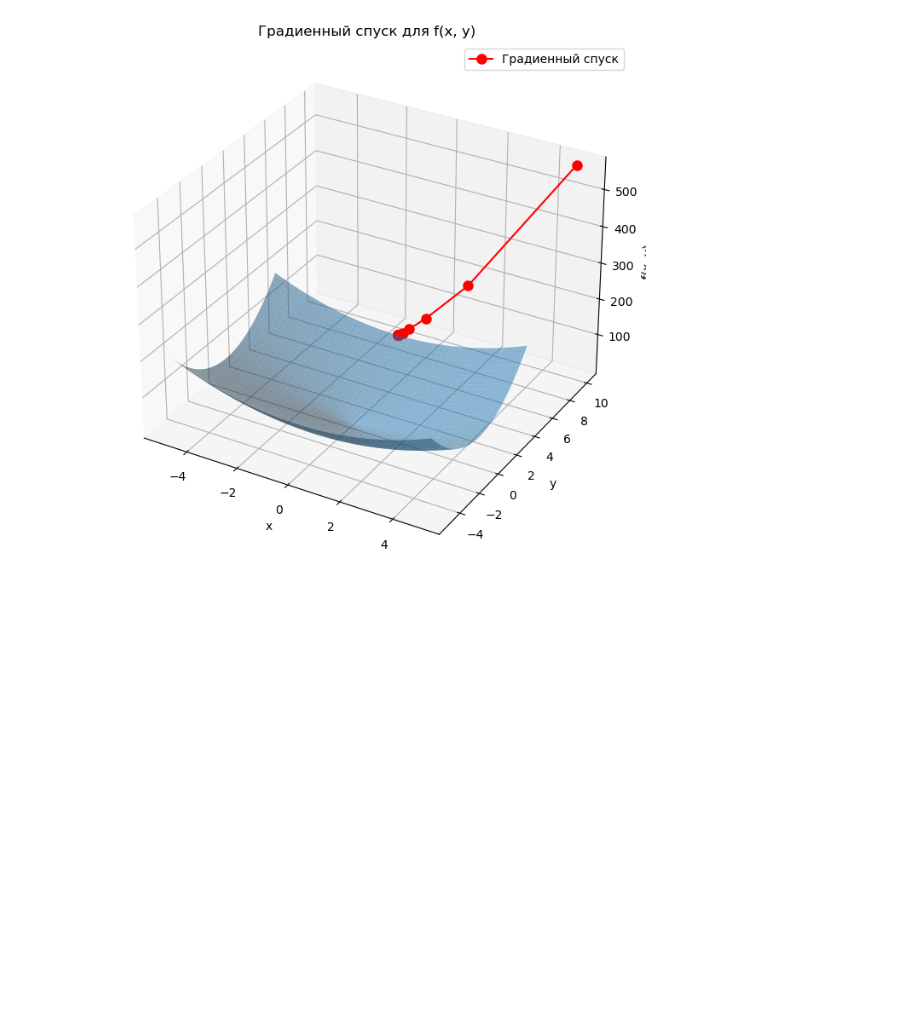
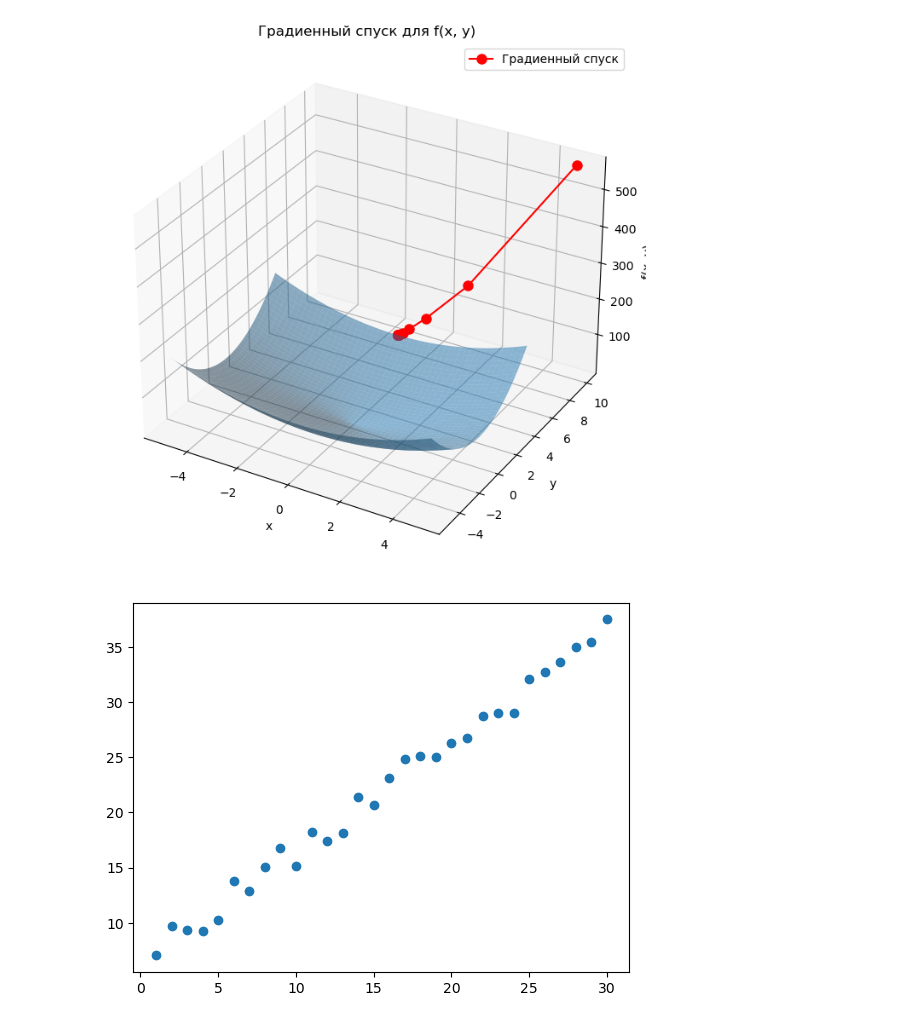
Before and after one commit to polyya02/HW_ML, a Jupyter notebook: lesson5.ipynb, the cells around one changed output. Saved outputs shown, nothing was run; the diff lists cells and outputs as text; code cells hidden in the pictures; blank space fills up the shorter version.

```diff
--- a/lesson5.ipynb
+++ b/lesson5.ipynb
@@ -94,3 +94,8 @@ plt.legend()
 plt.show()
 # %% [output]
 [figure]
+# %%
+data = np.array([[i, np.random.random() * 3 + i + 5] for i in range(1, 31)])
+plt.scatter(data[:, 0], data[:, 1]);
+# %% [output]
+[figure, added]
```
Also changed, not shown: parts of 12 cells of this notebook, 1 other file.
